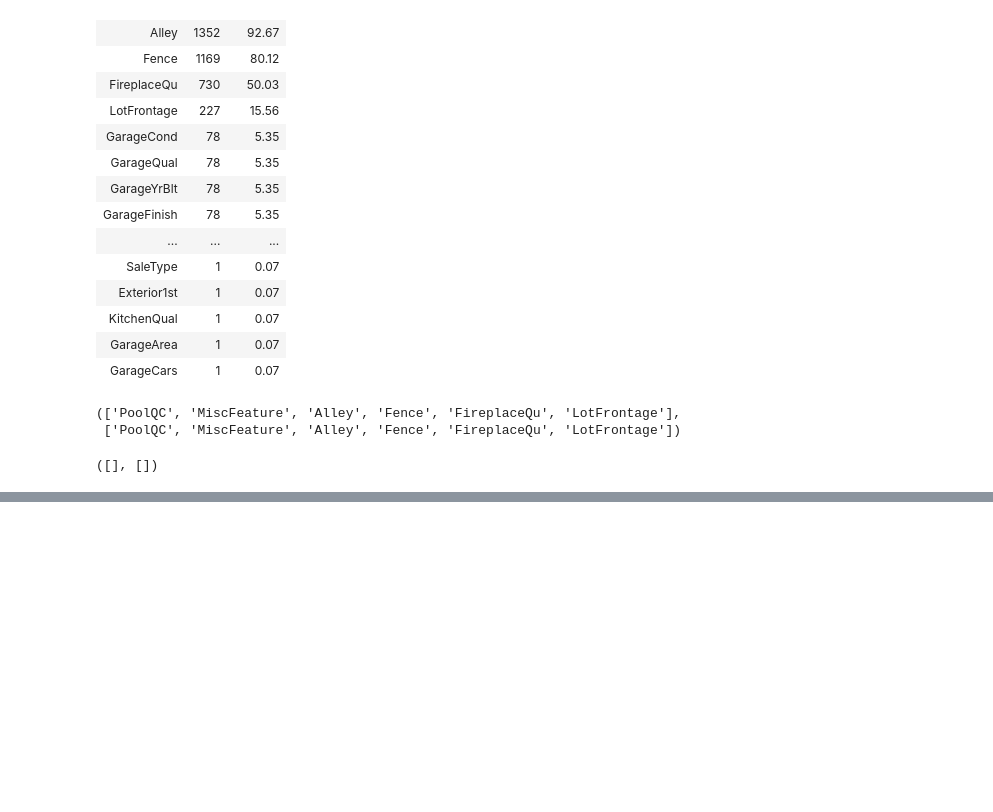
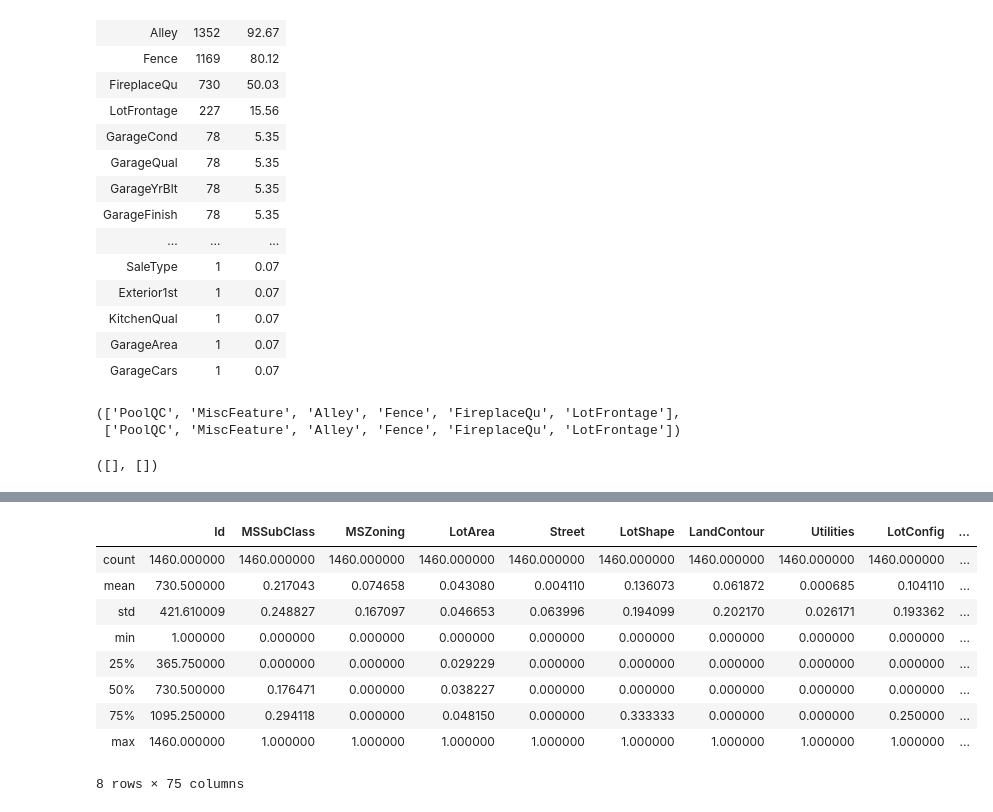
Before and after one commit to volynvlad/jup-notebook, a Jupyter notebook: kaggle/HousePricesAdvancedRegressionTechniques/house_price.ipynb, the cells around one changed output, grey strips where cells are left out. Drawn from its saved outputs; the diff is of its cells as text; code cells hidden in the pictures; blank space fills up the shorter version.

```diff
--- a/kaggle/HousePricesAdvancedRegressionTechniques/house_price.ipynb
+++ b/kaggle/HousePricesAdvancedRegressionTechniques/house_price.ipynb
@@ -203,0 +273,13 @@ list(mis_per_train[mis_per_train['Percent'] > 10].index), list(mis_per_test[mis_
+# %%
+train.describe()
+# %% [output]
+|  | Id | MSSubClass | MSZoning | LotArea | Street | LotShape | LandContour | Utilities | LotConfig | ... |
+| count | 1460.000000 | 1460.000000 | 1460.000000 | 1460.000000 | 1460.000000 | 1460.000000 | 1460.000000 | 1460.000000 | 1460.000000 | ... |
+| mean | 730.500000 | 0.217043 | 0.074658 | 0.043080 | 0.004110 | 0.136073 | 0.061872 | 0.000685 | 0.104110 | ... |
+| std | 421.610009 | 0.248827 | 0.167097 | 0.046653 | 0.063996 | 0.194099 | 0.202170 | 0.026171 | 0.193362 | ... |
+| min | 1.000000 | 0.000000 | 0.000000 | 0.000000 | 0.000000 | 0.000000 | 0.000000 | 0.000000 | 0.000000 | ... |
+| 25% | 365.750000 | 0.000000 | 0.000000 | 0.029229 | 0.000000 | 0.000000 | 0.000000 | 0.000000 | 0.000000 | ... |
+| 50% | 730.500000 | 0.176471 | 0.000000 | 0.038227 | 0.000000 | 0.000000 | 0.000000 | 0.000000 | 0.000000 | ... |
+| 75% | 1095.250000 | 0.294118 | 0.000000 | 0.048150 | 0.000000 | 0.333333 | 0.000000 | 0.000000 | 0.250000 | ... |
+| max | 1460.000000 | 1.000000 | 1.000000 | 1.000000 | 1.000000 | 1.000000 | 1.000000 | 1.000000 | 1.000000 | ... |
+8 rows × 75 columns
```
Also changed, not shown: parts of 31 cells of this notebook, 2 other files.
